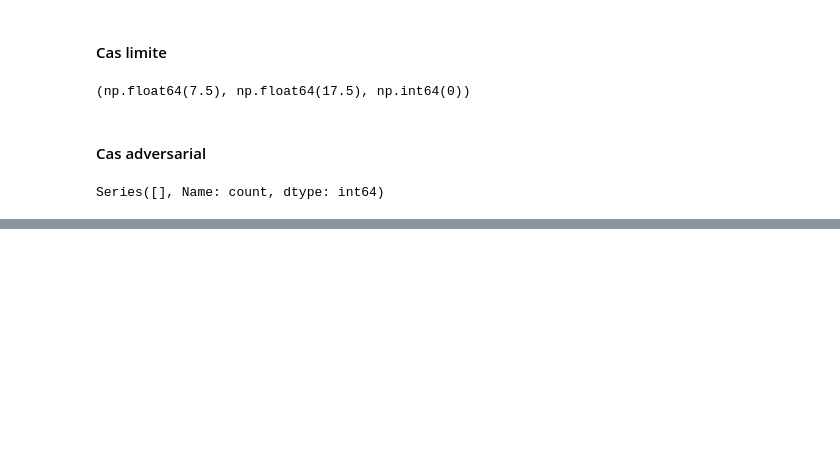
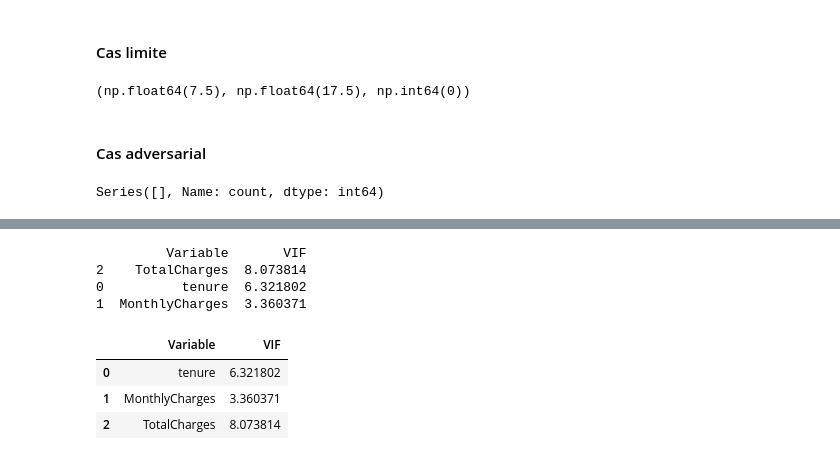
Before and after one commit to bms-awadi/arene-des-algos-Awadi_BEDJA, a Jupyter notebook: Partie2_data_collecte_preprocessing/telco_churn.ipynb, the cells around one changed output, grey strips where cells are left out. Cells and saved outputs as stored; diff of their text form; code cells hidden in the pictures; blank space fills up the shorter version.

```diff
--- a/Partie2_data_collecte_preprocessing/telco_churn.ipynb
+++ b/Partie2_data_collecte_preprocessing/telco_churn.ipynb
@@ -570,0 +625,47 @@ Series([], Name: count, dtype: int64)
+# %%
+from statsmodels.stats.outliers_influence import (
+    variance_inflation_factor
+)
+
+def rapport_multicolinearite(df, colonnes_num):
+
+    X = df[colonnes_num].copy()
+
+    vif = pd.DataFrame()
+
+    vif["Variable"] = X.columns
+
+    vif["VIF"] = [
+        variance_inflation_factor(
+            X.values,
+            i
+        )
+        for i in range(len(X.columns))
+    ]
+
+    print(vif.sort_values(
+        by="VIF",
+        ascending=False
+    ))
+
+    return vif
+# %%
+colonnes_num = [
+    "tenure",
+    "MonthlyCharges",
+    "TotalCharges"
+]
+
+rapport_multicolinearite(
+    df_encoded,
+    colonnes_num
+)
+# %% [output]
+         Variable       VIF
+2    TotalCharges  8.073814
+0          tenure  6.321802
+1  MonthlyCharges  3.360371
+|  | Variable | VIF |
+| 0 | tenure | 6.321802 |
+| 1 | MonthlyCharges | 3.360371 |
+| 2 | TotalCharges | 8.073814 |
```
Also changed, not shown: parts of 6 cells of this notebook, 1 other file.
